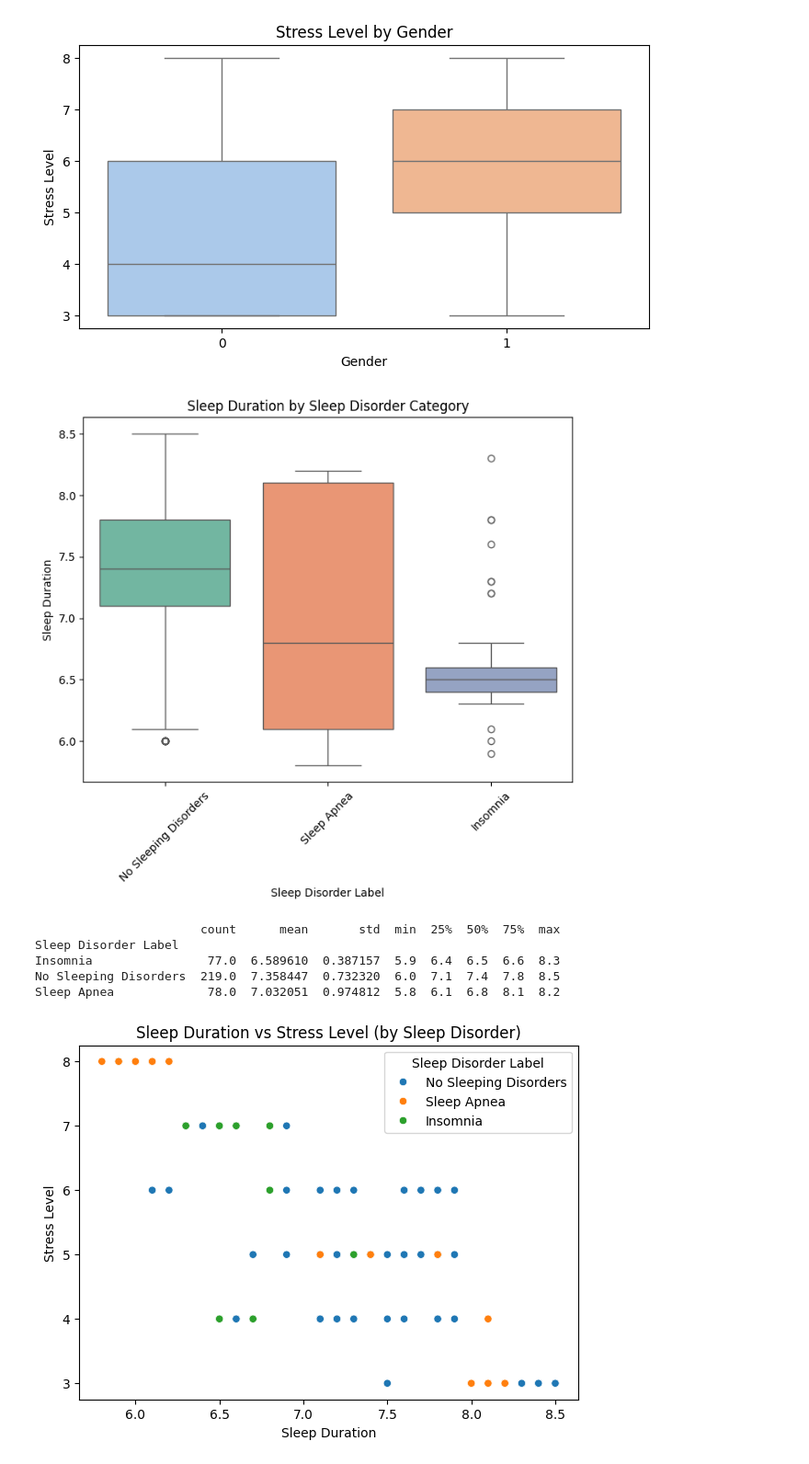
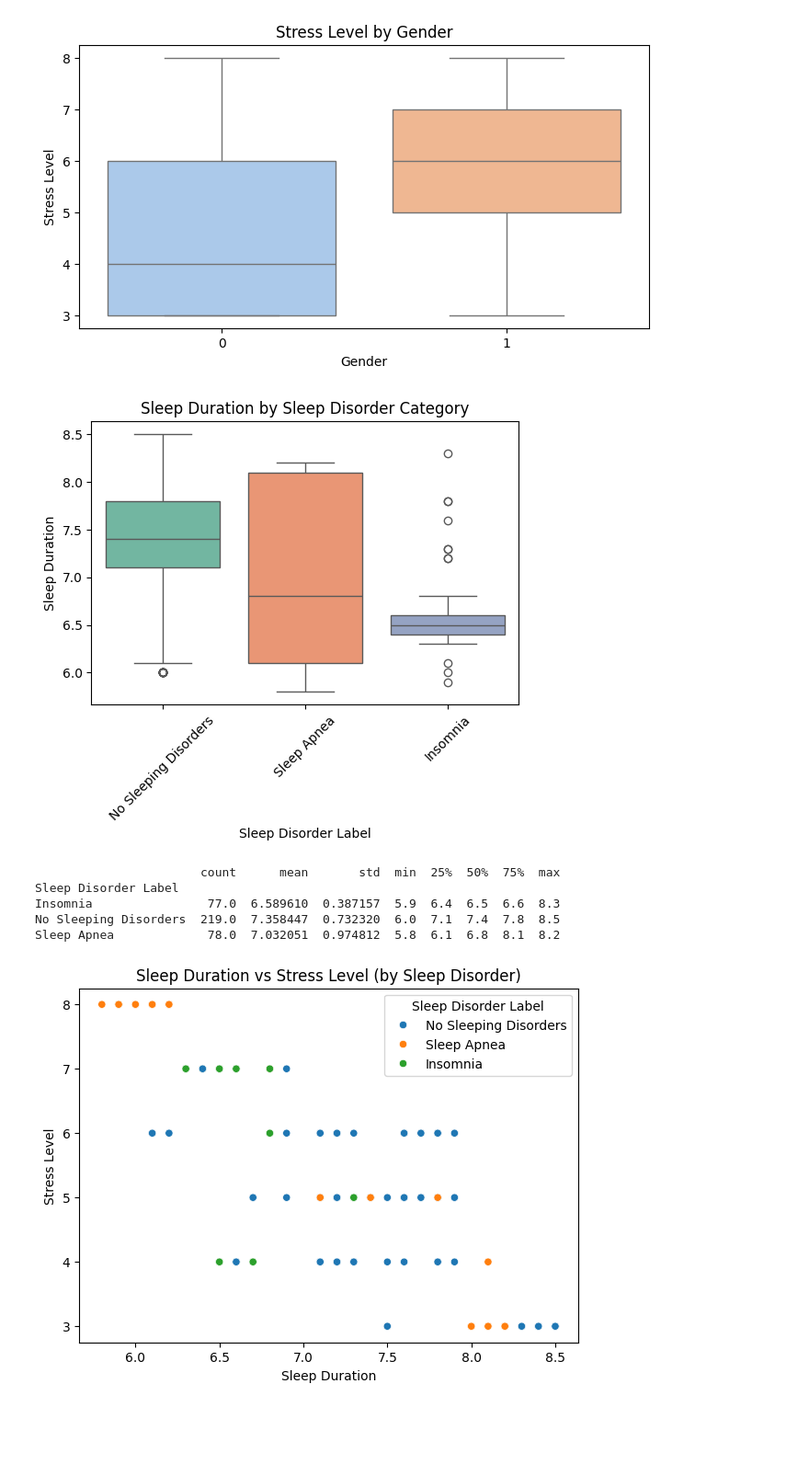
Before and after one commit to Sanmaria21/Final-Project, a Jupyter notebook: MODEL1.ipynb, the cells around one changed output. Shown at 92% size. Cells and saved outputs as stored; diff of their text form; code cells hidden in the pictures; blank space fills up the shorter version.

```diff
--- a/MODEL1.ipynb
+++ b/MODEL1.ipynb
@@ -129,19 +129,19 @@ plt.show()
 # %%
 # 3. Sleep Duration across Sleep Disorder categories
 # Decode back to original category names for plotting
 df['Sleep Disorder Label'] = label_encoders['Sleep Disorder'].inverse_transform(df['Sleep Disorder'])
 
 # Plot using the decoded labels
-plt.figure(figsize=(8, 6))
+plt.figure(figsize=(6, 4))
 sns.boxplot(x='Sleep Disorder Label', y='Sleep Duration', data=df, palette='Set2')
 plt.title('Sleep Duration by Sleep Disorder Category')
 plt.xticks(rotation=45)
 plt.show()
 
 # Grouped statistics by decoded labels
 print(df.groupby('Sleep Disorder Label')['Sleep Duration'].describe(), "\n")
 # %% [output]
-[figure, old version]
+[figure, new version]
                        count      mean       std  min  25%  50%  75%  max
 Sleep Disorder Label
 Insomnia                77.0  6.589610  0.387157  5.9  6.4  6.5  6.6  8.3
```
Also changed, not shown: parts of 8 cells of this notebook.
